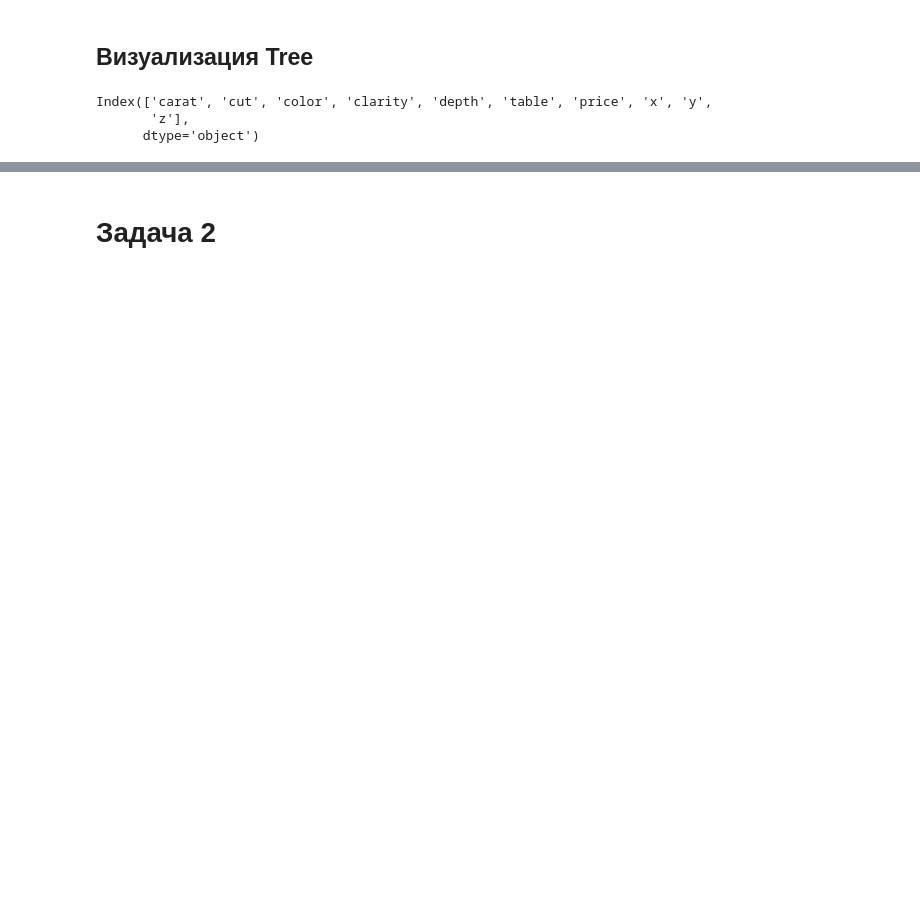
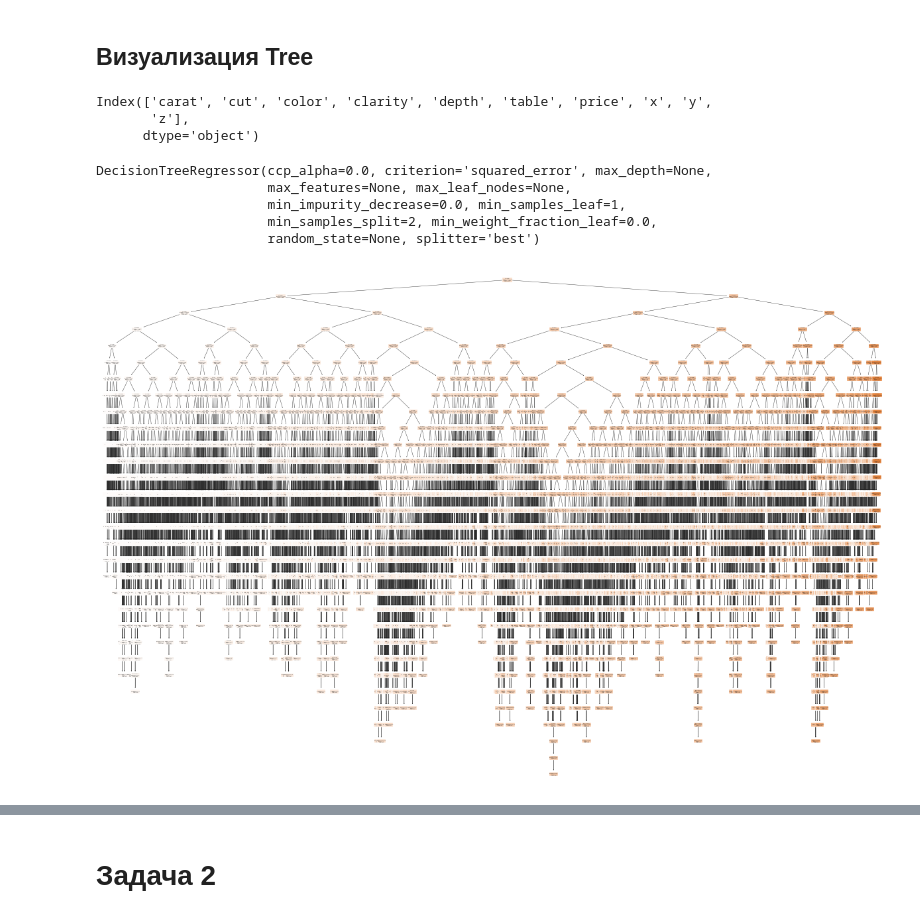
Before and after one commit to Otocolobus-manules/Mashine-Learning_3_semestr, a Jupyter notebook: Работа 5/Abramov_Lab_5.ipynb, the cells around one changed output, grey strips where cells are left out. Saved outputs shown, nothing was run; the diff lists cells and outputs as text; code cells hidden in the pictures; blank space fills up the shorter version.

```diff
--- a/Работа 5/Abramov_Lab_5.ipynb
+++ b/Работа 5/Abramov_Lab_5.ipynb
@@ -292,12 +421,21 @@ data_regression.columns
 Index(['carat', 'cut', 'color', 'clarity', 'depth', 'table', 'price', 'x', 'y',
        'z'],
       dtype='object')
+# %%
+dtree_reg = DecisionTreeRegressor()
+dtree_reg.fit(X_reg_train, y_reg_train)
+# %% [output]
+DecisionTreeRegressor(ccp_alpha=0.0, criterion='squared_error', max_depth=None,
+                      max_features=None, max_leaf_nodes=None,
+                      min_impurity_decrease=0.0, min_samples_leaf=1,
+                      min_samples_split=2, min_weight_fraction_leaf=0.0,
+                      random_state=None, splitter='best')
 # %%
-dtree_reg = DecisionTreeRegressor()
-dtree_reg.fit(X_reg_train, y_reg_train)
 carat_hat = dtree_reg.predict(X_reg_test)
 
 from sklearn import tree
 
 fig = plt.figure(figsize=(15,10))
-DT_plot = tree.plot_tree(dtree_reg, feature_names=X_reg_train.columns, filled=True)
+DT_plot = tree.plot_tree(dtree_reg, feature_names=X_reg_train.columns.tolist(), filled=True)
+# %% [output]
+[figure, added]
```
Also changed, not shown: parts of 38 cells of this notebook, 2 other files.
